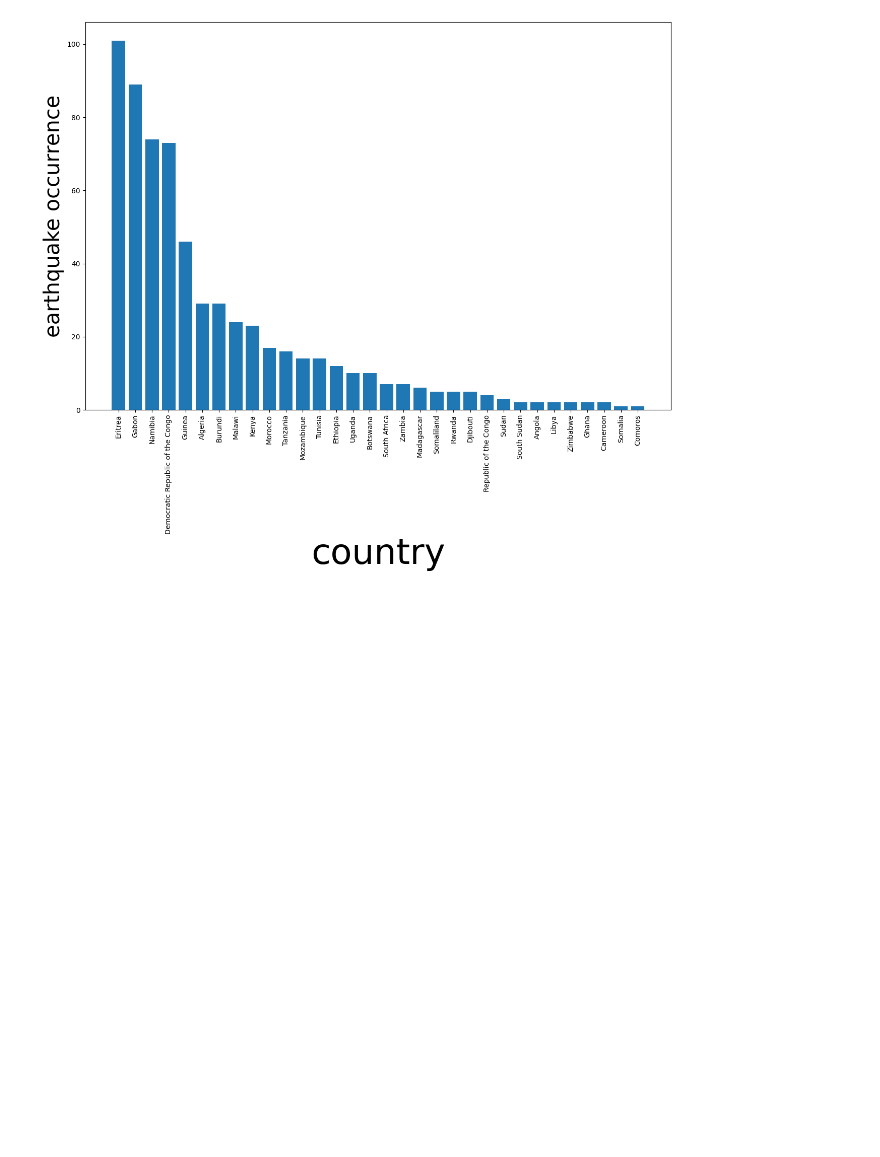
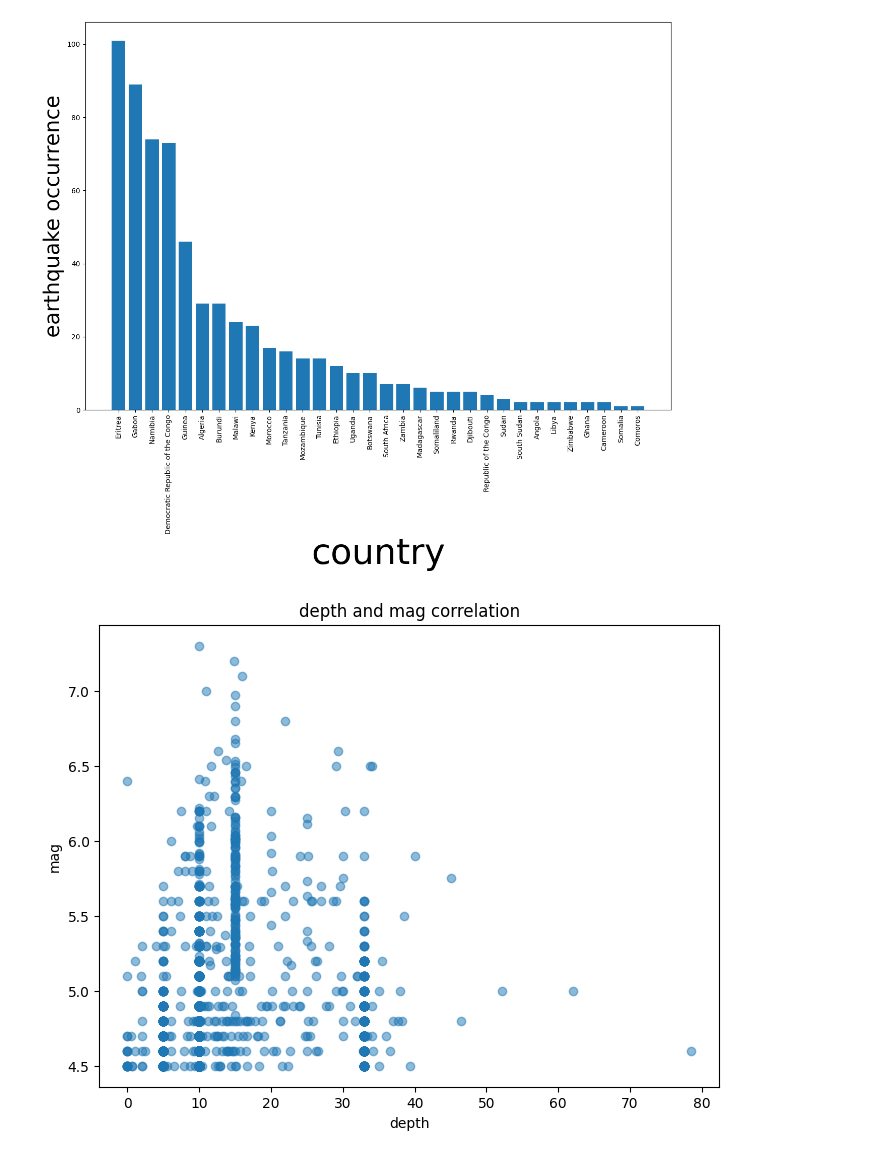
Before and after one commit to wisdom3D/data-analysis-project, a Jupyter notebook: AFRICA_EATHQUAKE.ipynb, the cells around one changed output. Saved outputs shown, nothing was run; the diff lists cells and outputs as text; code cells hidden in the pictures; blank space fills up the shorter version.

```diff
--- a/AFRICA_EATHQUAKE.ipynb
+++ b/AFRICA_EATHQUAKE.ipynb
@@ -500,3 +500,12 @@ plt.xticks(rotation=90)
 plt.show()
 # %% [output]
 [figure]
+# %%
+plt.figure(figsize = [8, 6])
+plt.scatter(data =africa, x = 'depth', y = 'mag', alpha = 5/10)
+plt.xlabel('depth')
+plt.ylabel('mag')
+plt.title('depth and mag correlation')
+plt.show()
+# %% [output]
+[figure, added]
```
